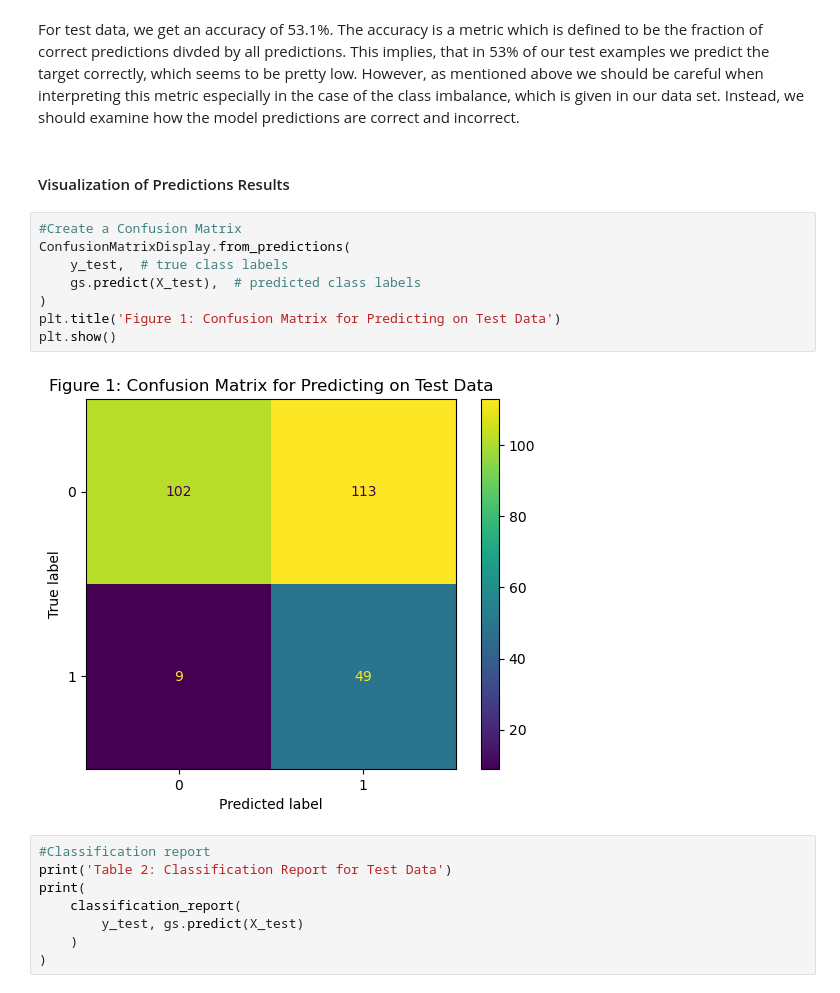
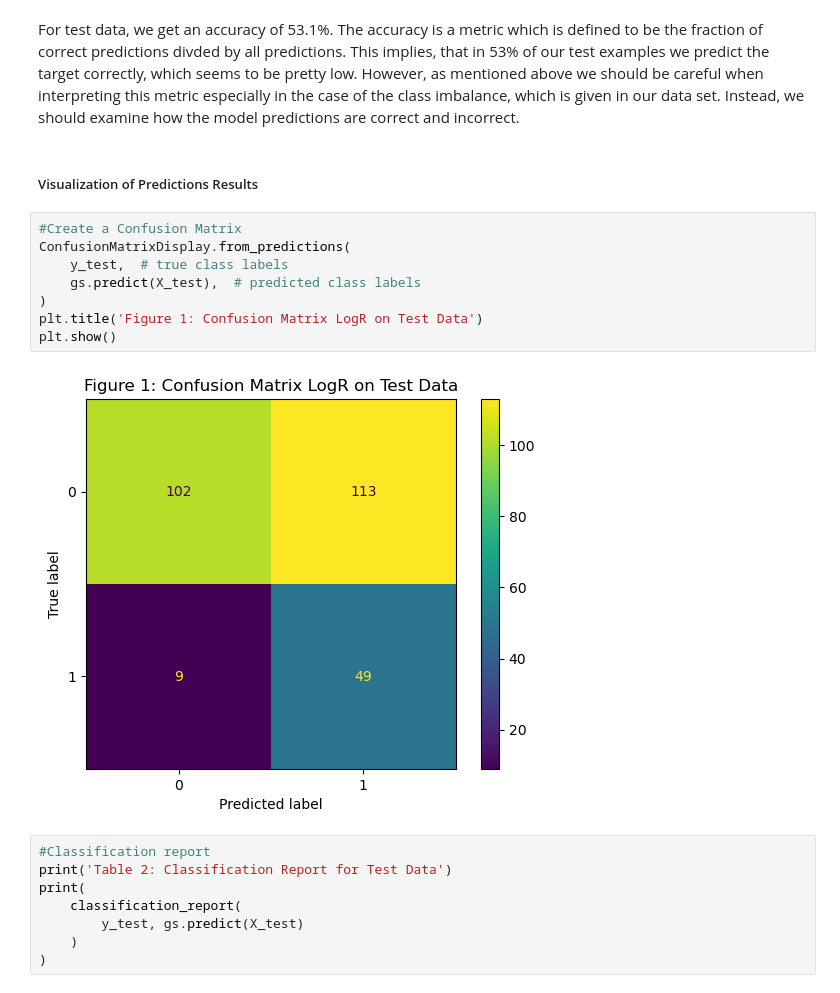
Before and after one commit to UBC-MDS/CardioPredict, a Jupyter notebook: heart_analyis_model.ipynb, the cells around one changed output. Cells and saved outputs as stored; diff of their text form.

```diff
--- a/heart_analyis_model.ipynb
+++ b/heart_analyis_model.ipynb
@@ -139,17 +160,17 @@ gs.score(X_test, y_test)
 For test data, we get an accuracy of 53.1%. The accuracy is a metric which is defined to be the fraction of correct predictions divded by all predictions.
 This implies, that in 53% of our test examples we predict the target correctly, which seems to be pretty low. However, as mentioned above we should be careful when interpreting this metric especially in the case of the class imbalance, which is given in our data set. Instead, we should examine how the model predictions are correct and incorrect.
 # %% [markdown]
-#### Visualization of Predictions Results
+##### Visualization of Predictions Results
 # %%
 #Create a Confusion Matrix
 ConfusionMatrixDisplay.from_predictions(
     y_test,  # true class labels
     gs.predict(X_test),  # predicted class labels
 )
-plt.title('Figure 1: Confusion Matrix for Predicting on Test Data')
+plt.title('Figure 1: Confusion Matrix LogR on Test Data')
 plt.show()
 # %% [output]
-[figure, old version]
+[figure, new version]
 # %%
 #Classification report
 print('Table 2: Classification Report for Test Data')
```
Also changed, not shown: parts of 20 cells of this notebook, 1 other file.
